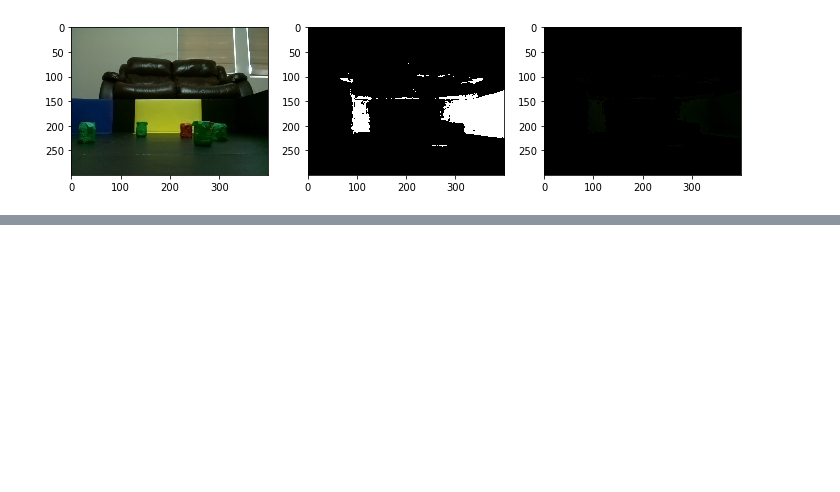
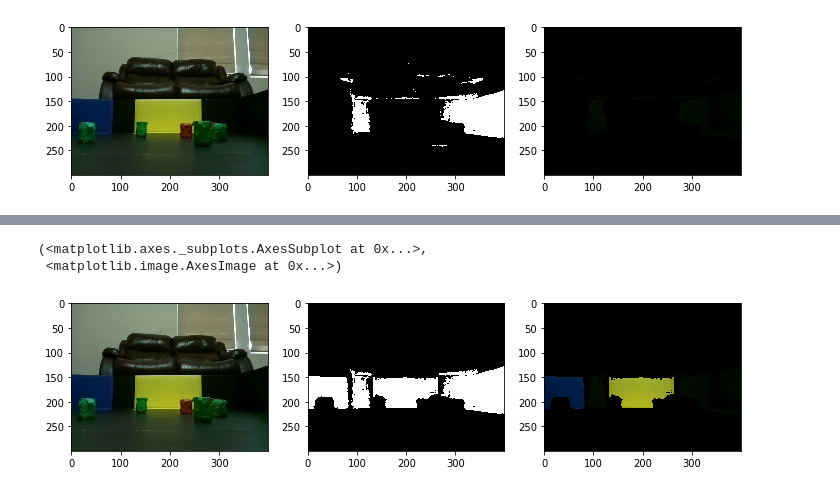
Before and after one commit to kittycattylollipop/raspberrypi, a Jupyter notebook: car_driving/opencvpy/color_target.ipynb, the cells around one changed output, grey strips where cells are left out. Cells and saved outputs as stored; diff of their text form; code cells hidden in the pictures; blank space fills up the shorter version.

```diff
--- a/car_driving/opencvpy/color_target.ipynb
+++ b/car_driving/opencvpy/color_target.ipynb
@@ -294,0 +316,9 @@ num_labels
+# %%
+mask_clean = labels_im>0
+plt.subplot(131),plt.imshow(img)
+plt.subplot(132),plt.imshow(mask_clean,'gray')
+plt.subplot(133), plt.imshow(img * np.dstack((mask_clean, mask_clean, mask_clean)))
+# %% [output]
+(<matplotlib.axes._subplots.AxesSubplot at 0x...>,
+ <matplotlib.image.AxesImage at 0x...>)
+[figure, added]
```
Also changed, not shown: parts of 7 cells of this notebook, 1 other file.
